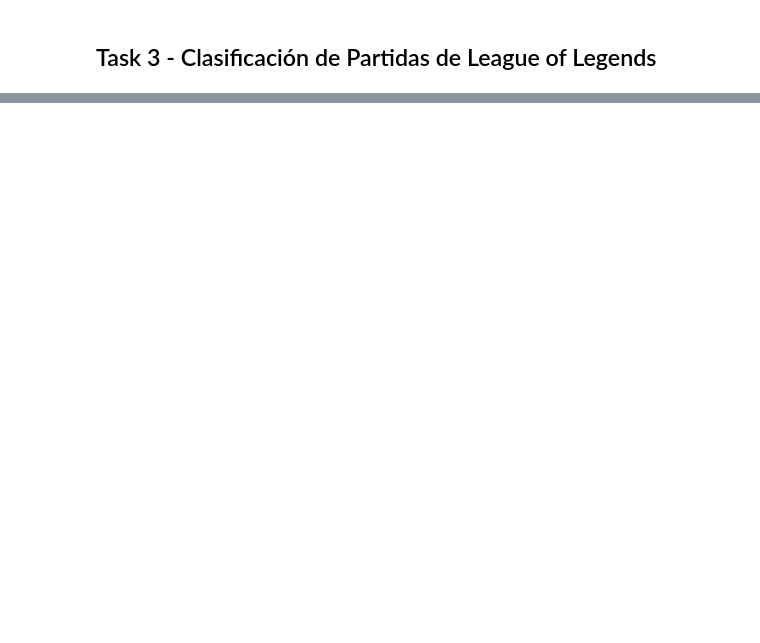
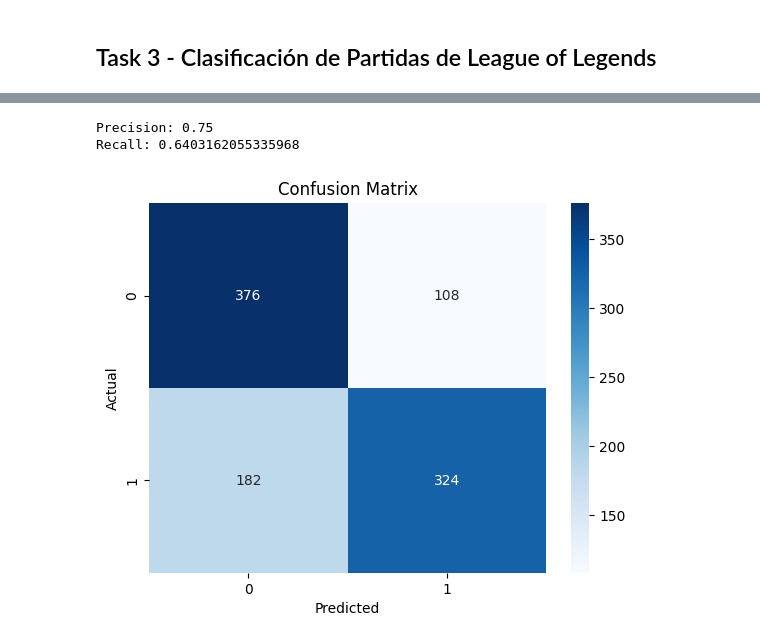
Before and after one commit to AndresQuinto5/IA_LAB2, a Jupyter notebook: Laboratorio2.ipynb, the cells around one changed output, grey strips where cells are left out. Drawn from its saved outputs; the diff is of its cells as text; code cells hidden in the pictures; blank space fills up the shorter version.

```diff
--- a/Laboratorio2.ipynb
+++ b/Laboratorio2.ipynb
@@ -537,0 +1022,39 @@ El remuestreo utilizando `RandomOverSampler` toma el conjunto de datos original
+# %%
+from sklearn.tree import DecisionTreeClassifier
+import pandas as pd
+from sklearn.metrics import precision_score, recall_score, confusion_matrix
+import seaborn as sns
+
+dt = DecisionTreeClassifier(criterion='gini', max_depth=3, random_state=0)
+dt.fit(X_train, y_train)
+
+# Use the trained model to make predictions on the test set
+y_pred = dt.predict(X_test)
+
+# Calculate precision, recall, and confusion matrix
+precision = precision_score(y_test, y_pred)
+recall = recall_score(y_test, y_pred)
+confusion_mat = confusion_matrix(y_test, y_pred)
+
+# Print the metrics
+print("Precision:", precision)
+print("Recall:", recall)
+# print("Confusion Matrix:")
+# print(confusion_mat)
+
+import matplotlib.pyplot as plt
+
+# Create a heatmap of the confusion matrix
+sns.heatmap(confusion_mat, annot=True, cmap='Blues', fmt='d')
+
+# Add labels and title
+plt.xlabel('Predicted')
+plt.ylabel('Actual')
+plt.title('Confusion Matrix')
+
+# Show the plot
+plt.show()
+# %% [output]
+Precision: 0.75
+Recall: 0.6403162055335968
+[figure, added]
```
Also changed, not shown: parts of 15 cells of this notebook.
